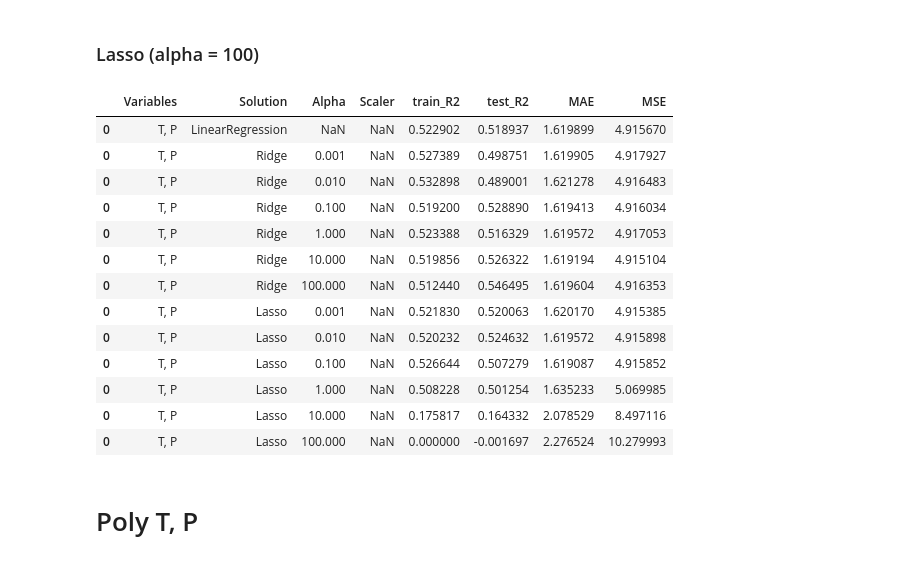
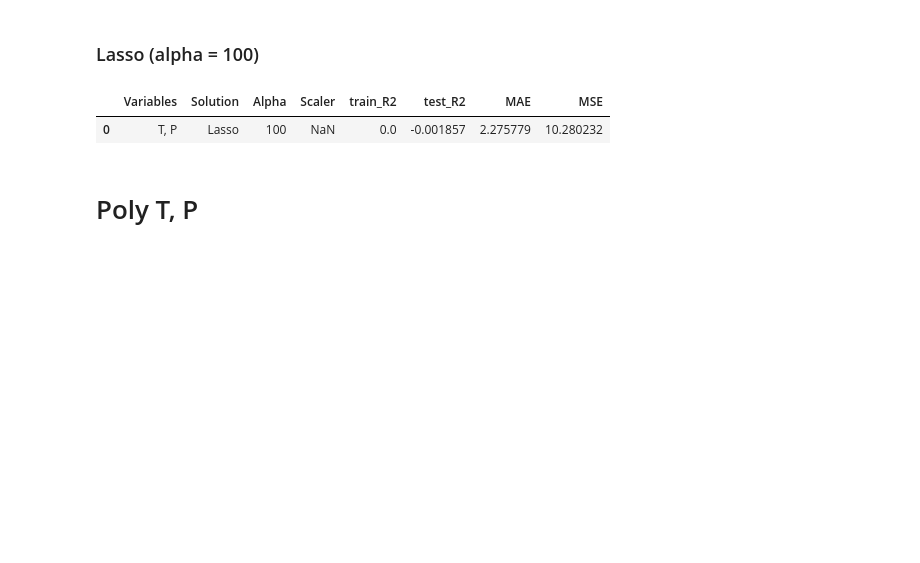
Before and after one commit to hoonzi-s/APC, a Jupyter notebook: #1 ALK _ 213BTMRVP Inferential _ Rev 2.ipynb, the cells around one changed output. Cells and saved outputs as stored; diff of their text form; code cells hidden in the pictures; blank space fills up the shorter version.

```diff
--- a/#1 ALK _ 213BTMRVP Inferential _ Rev 2.ipynb
+++ b/#1 ALK _ 213BTMRVP Inferential _ Rev 2.ipynb
@@ -676,41 +610,29 @@ scaler = np.nan
 # %%
 for i in range(n):
   train_input, test_input, train_target, test_target = tts(input, target, test_size = 7/27)
   model = Lasso(alpha = alpha)
   model.fit(train_input, train_target)
 
   train_R2.append(model.score(train_input, train_target))
   test_R2.append(model.score(test_input, test_target))
   inferential = np.sum(model.coef_ * input, axis = 1) + model.intercept_
   mae.append(MAE(target, inferential))
   mse.append(MSE(target, inferential))
 
 new = pd.DataFrame({'Variables': vars,
                     'Solution': soln,
                     'Alpha': alpha,
                     'Scaler': scaler,
                     'train_R2': np.mean(train_R2),
                     'test_R2': np.mean(test_R2),
                     'MAE': np.mean(mae),
                     'MSE': np.mean(mse)},
                    index = [0])
 information = pd.concat([information, new])
-information
+new
 # %% [output]
 |  | Variables | Solution | Alpha | Scaler | train_R2 | test_R2 | MAE | MSE |
-| 0 | T, P | LinearRegression | NaN | NaN | 0.522902 | 0.518937 | 1.619899 | 4.915670 |
-| 0 | T, P | Ridge | 0.001 | NaN | 0.527389 | 0.498751 | 1.619905 | 4.917927 |
-| 0 | T, P | Ridge | 0.010 | NaN | 0.532898 | 0.489001 | 1.621278 | 4.916483 |
-| 0 | T, P | Ridge | 0.100 | NaN | 0.519200 | 0.528890 | 1.619413 | 4.916034 |
-| 0 | T, P | Ridge | 1.000 | NaN | 0.523388 | 0.516329 | 1.619572 | 4.917053 |
-| 0 | T, P | Ridge | 10.000 | NaN | 0.519856 | 0.526322 | 1.619194 | 4.915104 |
-| 0 | T, P | Ridge | 100.000 | NaN | 0.512440 | 0.546495 | 1.619604 | 4.916353 |
-| 0 | T, P | Lasso | 0.001 | NaN | 0.521830 | 0.520063 | 1.620170 | 4.915385 |
-| 0 | T, P | Lasso | 0.010 | NaN | 0.520232 | 0.524632 | 1.619572 | 4.915898 |
-| 0 | T, P | Lasso | 0.100 | NaN | 0.526644 | 0.507279 | 1.619087 | 4.915852 |
-| 0 | T, P | Lasso | 1.000 | NaN | 0.508228 | 0.501254 | 1.635233 | 5.069985 |
-| 0 | T, P | Lasso | 10.000 | NaN | 0.175817 | 0.164332 | 2.078529 | 8.497116 |
-| 0 | T, P | Lasso | 100.000 | NaN | 0.000000 | -0.001697 | 2.276524 | 10.279993 |
+| 0 | T, P | Lasso | 100 | NaN | 0.0 | -0.001857 | 2.275779 | 10.280232 |
 # %% [markdown]
 # Poly T, P
 # %% [markdown]
```
Also changed, not shown: parts of 70 cells of this notebook.
